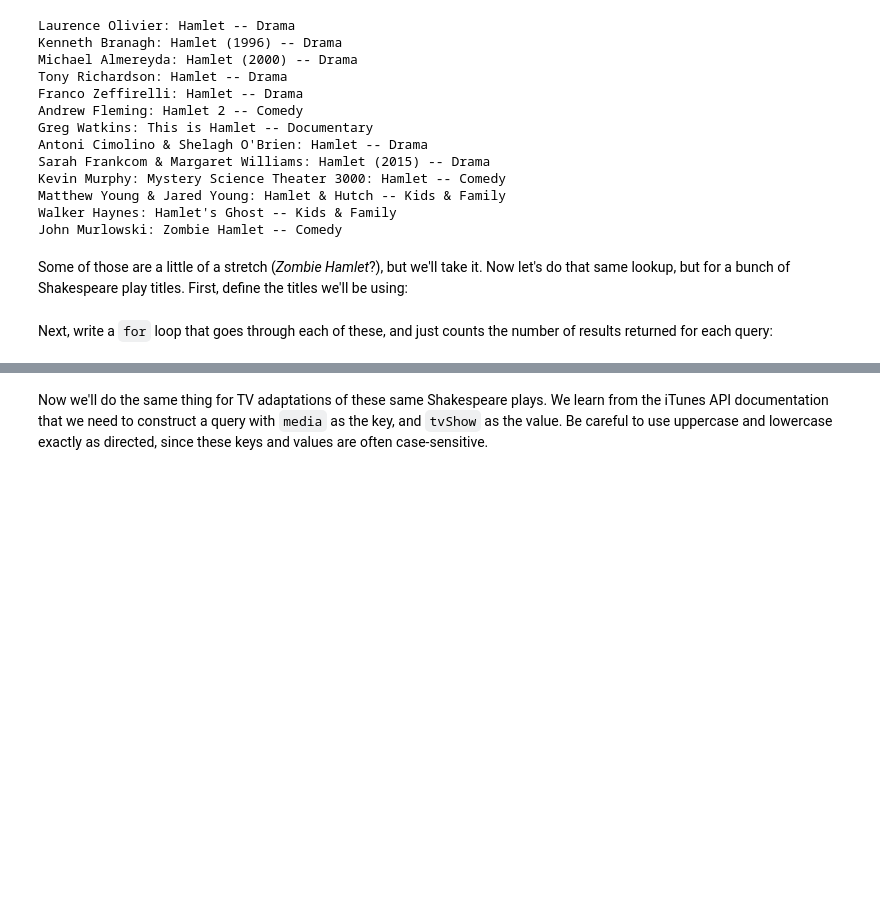
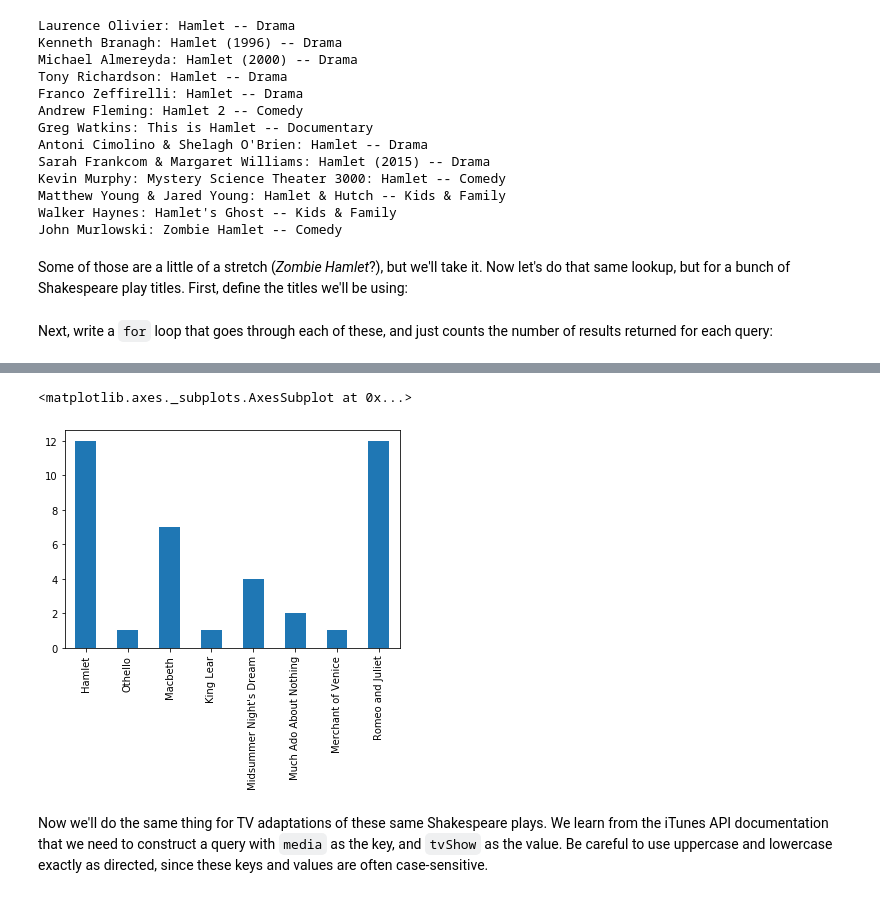
Before and after one commit to szweibel/DHSI-API-workshop, a Jupyter notebook: sections/visualization2.ipynb, the cells around one changed output, grey strips where cells are left out. Cells and saved outputs as stored; diff of their text form; code cells hidden in the pictures; blank space fills up the shorter version.

```diff
--- a/sections/visualization2.ipynb
+++ b/sections/visualization2.ipynb
@@ -89,3 +90,8 @@ shakesMovies
+# %%
+pandas.Series(shakesMovies).plot(kind='bar')
+# %% [output]
+<matplotlib.axes._subplots.AxesSubplot at 0x...>
+[figure, added]
 # %% [markdown]
 Now we'll do the same thing for TV adaptations of these same Shakespeare plays. We learn from the iTunes API documentation that we need to construct a query with `media` as the key, and `tvShow` as the value. Be careful to use uppercase and lowercase exactly as directed, since these keys and values are often case-sensitive.
 # %%
```
Also changed, not shown: parts of 6 cells of this notebook, 3 other files.
